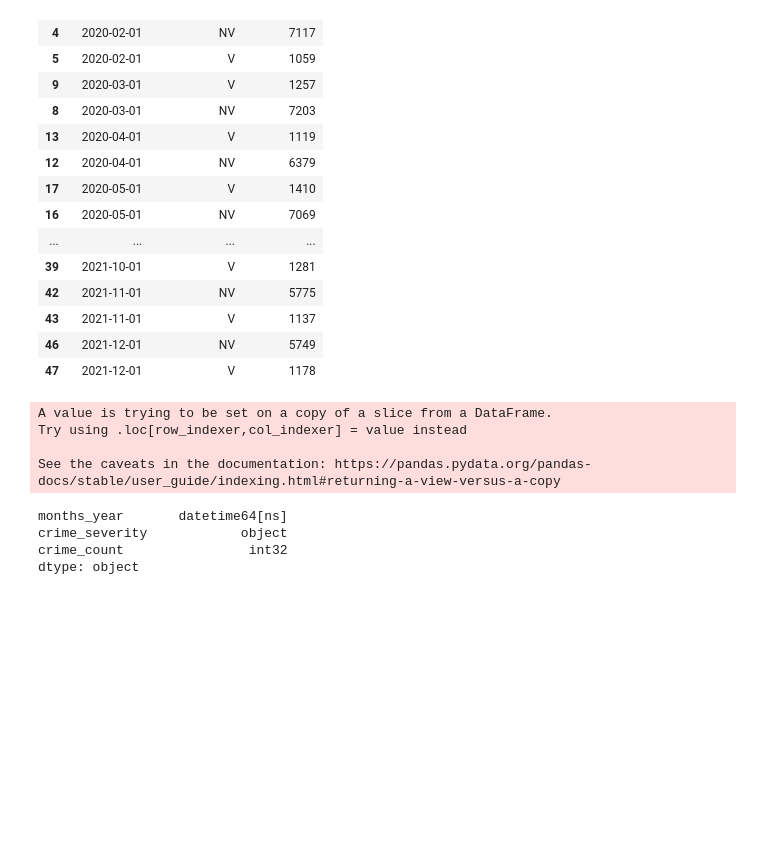
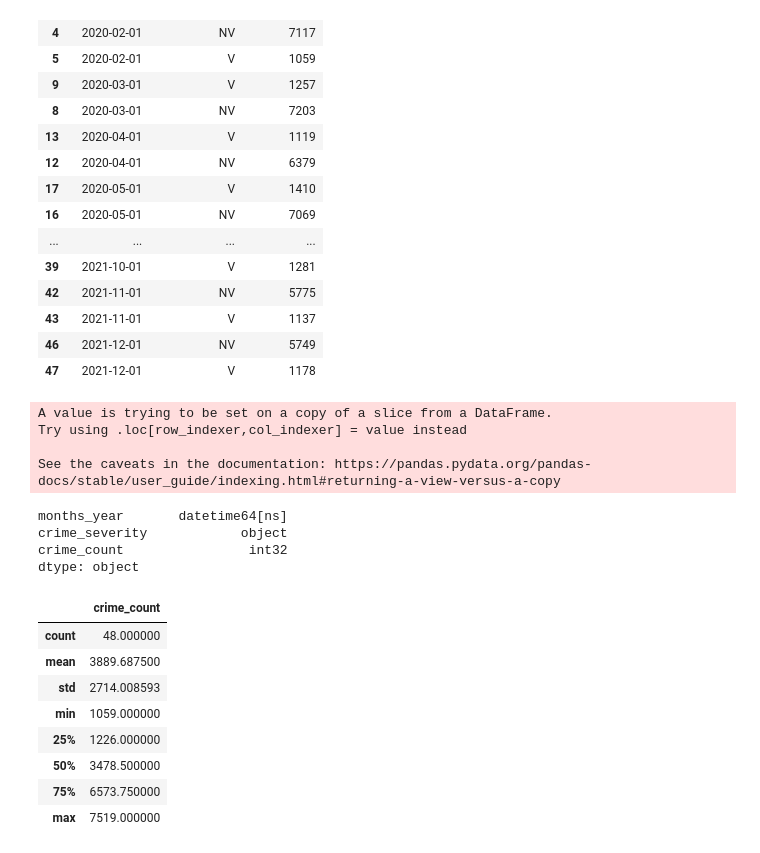
Before and after one commit to ChristopheGarcia1/Crime_Analysis-, a Jupyter notebook: src/resources/plot_zip.ipynb, the cells around one changed output. Saved outputs shown, nothing was run; the diff lists cells and outputs as text; code cells hidden in the pictures; blank space fills up the shorter version.

```diff
--- a/src/resources/plot_zip.ipynb
+++ b/src/resources/plot_zip.ipynb
@@ -296,6 +308,18 @@ fig3 = px.bar(crime_by_date,x='months_year',y='crime_count',color='crime_severit
                  },template="plotly_dark"
           )
 fig3
+# %%
+crime_by_date.describe()
+# %% [output]
+|  | crime_count |
+| count | 48.000000 |
+| mean | 3889.687500 |
+| std | 2714.008593 |
+| min | 1059.000000 |
+| 25% | 1226.000000 |
+| 50% | 3478.500000 |
+| 75% | 6573.750000 |
+| max | 7519.000000 |
 # %%
 fig3.write_html('../static/html/Total_crime_by_zip.html')
 # %%
```
Also changed, not shown: parts of 1 cell of this notebook, 3 other files.
